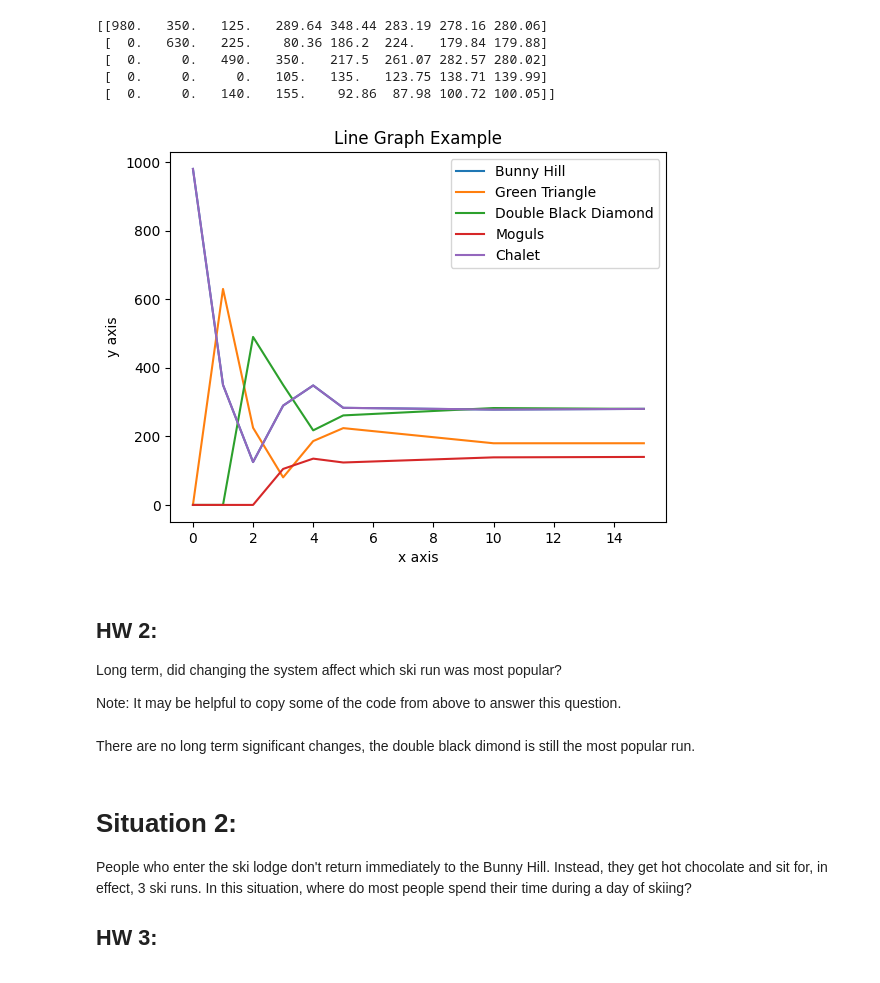
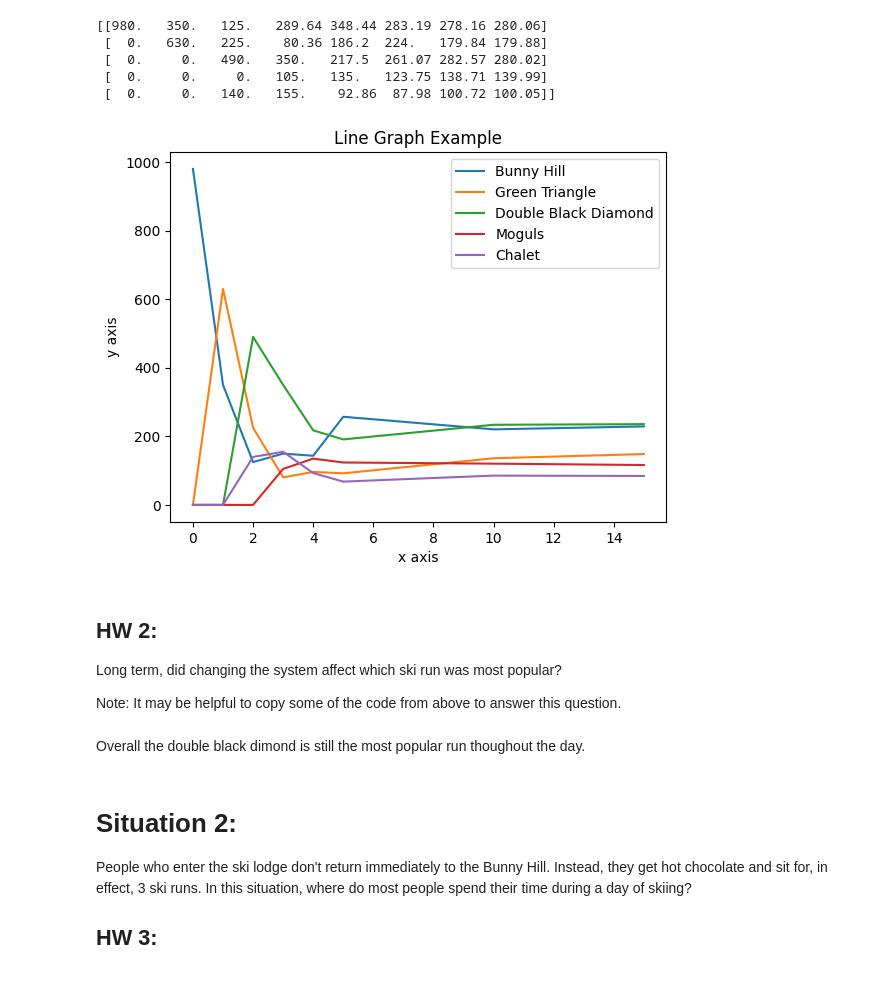
Before and after one commit to Rayna178/MATH311_Linear_Algebra_Projects, a Jupyter notebook: SwansonRayna_The_Ski_Hill_Transition_Matrices_and_Markov_Chains.ipynb, the cells around one changed output. Drawn from its saved outputs; the diff is of its cells as text; code cells hidden in the pictures.

```diff
--- a/SwansonRayna_The_Ski_Hill_Transition_Matrices_and_Markov_Chains.ipynb
+++ b/SwansonRayna_The_Ski_Hill_Transition_Matrices_and_Markov_Chains.ipynb
@@ -205,21 +205,21 @@ print(X.round(2))
 # %%
 import matplotlib.pyplot as plt
 
 x  = [0, 1, 2, 3, 4, 5, 10, 15]
 plt.plot(x, np.array(X[0])[0], label="Bunny Hill")
 plt.plot(x, np.array(X[1])[0], label="Green Triangle")
 plt.plot(x, np.array(X[2])[0], label="Double Black Diamond")
 plt.plot(x, np.array(X[3])[0], label="Moguls")
-plt.plot(x, np.array(X[0])[0], label="Chalet")
+plt.plot(x, np.array(X[4])[0], label="Chalet")
 plt.plot()
 
 plt.xlabel("x axis")  # Update this label
 plt.ylabel("y axis")  # Update this label
 plt.title("Line Graph Example")  # Update the title
 plt.legend()
 plt.show()
 # %% [output]
-[figure, old version]
+[figure, new version]
 # %% [markdown]
 ## HW 2:
 
@@ -227,7 +227,7 @@ Long term, did changing the system affect which ski run was most popular?
 
 Note:  It may be helpful to copy some of the code from above to answer this question.
 # %% [markdown]
-There are no long term significant changes, the double black dimond is still the most popular run.
+Overall the double black dimond is still the most popular run thoughout the day.
 # %% [markdown]
 # Situation 2:
 
```
Also changed, not shown: parts of 3 cells of this notebook.
